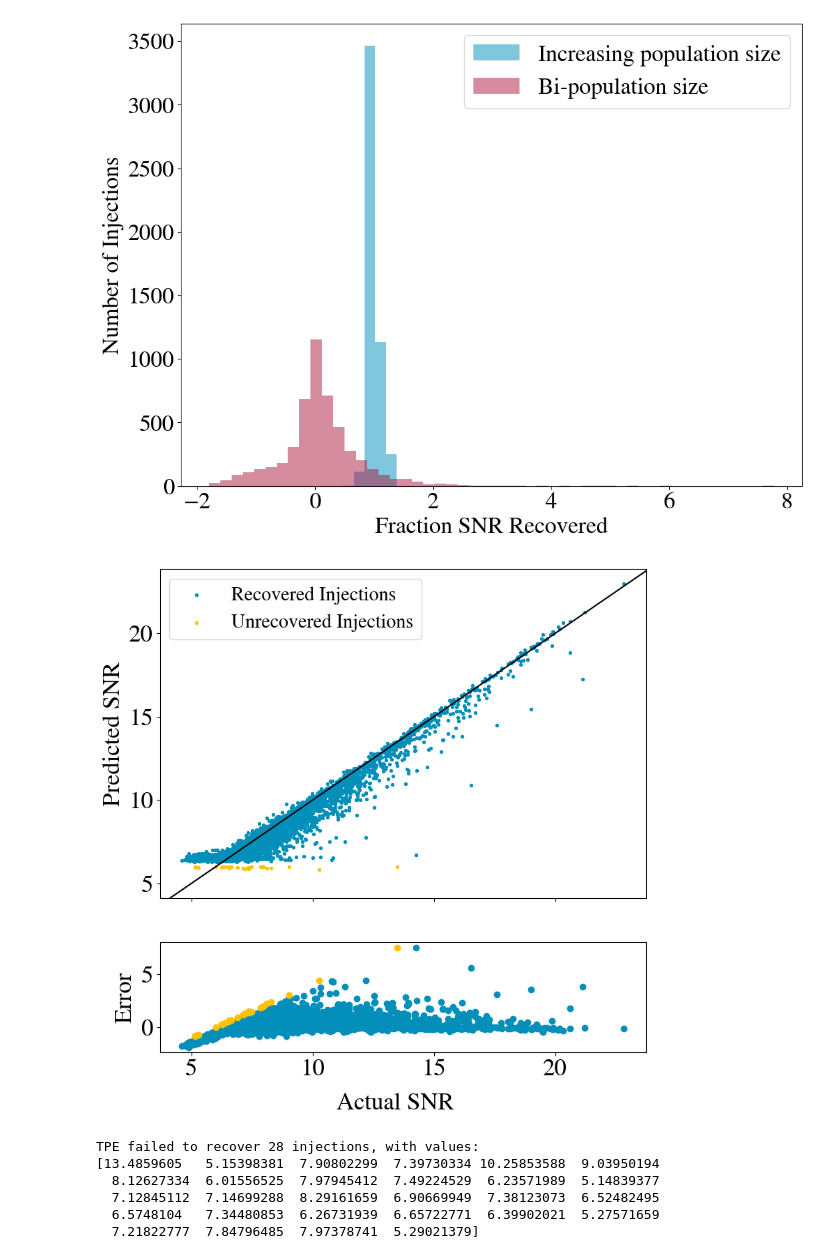
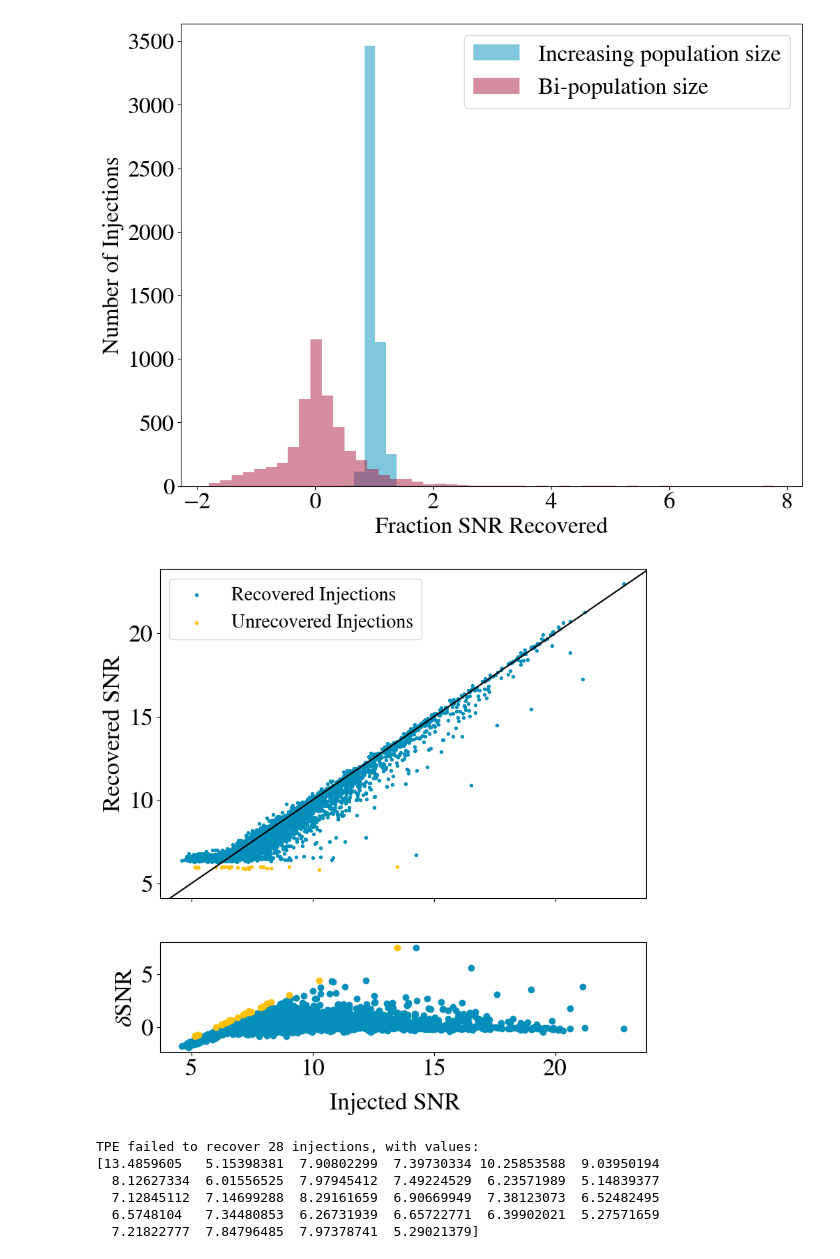
Before and after one commit to SusannaGreen/gwtuna, a Jupyter notebook: paper/plots/GWtunaGraphsFinal.ipynb, the cells around one changed output. Drawn from its saved outputs; the diff is of its cells as text; code cells hidden in the pictures.

```diff
--- a/paper/plots/GWtunaGraphsFinal.ipynb
+++ b/paper/plots/GWtunaGraphsFinal.ipynb
@@ -135,21 +117,21 @@ plt.savefig(DATA_DIR+'Final_Bipop.png', dpi=300, bbox_inches='tight')
 # %%
 error_popsize50_failed_error = GWtuna_popsize50_failed['snr'] - GWtuna_popsize50_failed['predicted_snr']
 
 fig, (ax1, ax2) = plt.subplots(2, figsize=(9, 9), sharex=True, height_ratios=[3, 1])
 ax1.scatter(GWtuna_popsize50['snr'], GWtuna_popsize50['predicted_snr'], s=8, color='#038fba', label='Recovered Injections')
 ax1.scatter(GWtuna_popsize50_failed['snr'], GWtuna_popsize50_failed['predicted_snr'], s=8, color='#FFC107', label='Unrecovered Injections')
 ax1.axline((5, 5), slope=1, color='k')
-ax1.set_ylabel('Predicted SNR')
+ax1.set_ylabel('Recovered SNR')
 ax1.legend(loc='upper left', fontsize=20)
 
 ax2.scatter(GWtuna_popsize50['snr'], error_popsize50, color = '#038fba')
 ax2.scatter(GWtuna_popsize50_failed['snr'], error_popsize50_failed_error, color = '#FFC107')
-ax2.set_ylabel('Error')
+ax2.set_ylabel('$\delta$SNR')
 
-fig.supxlabel('Actual SNR', fontsize=25)
-plt.savefig(DATA_DIR+'Final_Injected_recovered_SNR.png', dpi=300, bbox_inches='tight')
+fig.supxlabel('Injected SNR', fontsize=25)
+plt.savefig('Final_Injected_recovered_SNR.png', dpi=300, bbox_inches='tight')
 # %% [output]
-[figure, old version]
+[figure, new version]
 # %%
 print(f'TPE failed to recover {len(GWtuna_popsize50_failed)} injections, with values:')
 print(np.array(GWtuna_popsize50_failed['snr'].values))
```
Also changed, not shown: parts of 15 cells of this notebook, 6 other files.
